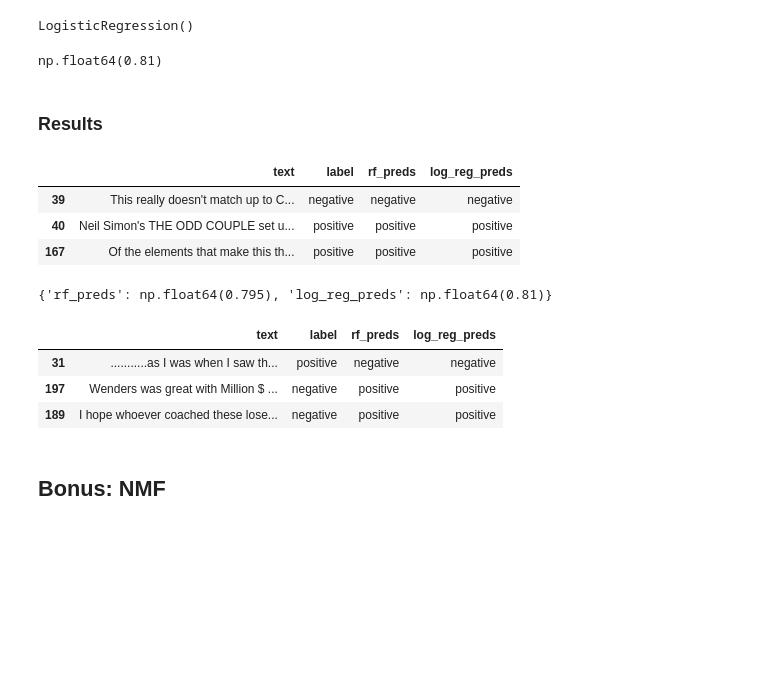
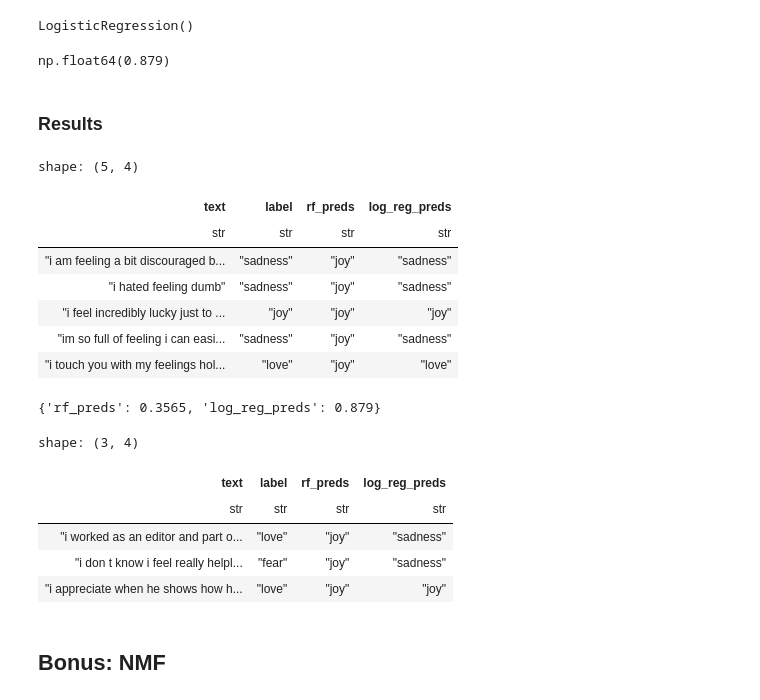
Before and after one commit to renato145/pucp_bootcamp_202401, a Jupyter notebook: nbs/01_classic_methods.ipynb, the cells around one changed output. Drawn from its saved outputs; the diff is of its cells as text; code cells hidden in the pictures; blank space fills up the shorter version.

```diff
--- a/nbs/01_classic_methods.ipynb
+++ b/nbs/01_classic_methods.ipynb
@@ -3,3 +4,5 @@ from fastai.text.all import *
+# %%
+pl.Config.set_fmt_str_lengths(200);
 # %% [markdown]
 # Classic methods
 # %% [markdown]
@@ -69,0 +10,12 @@ Prince stars as 'the Kid' in this semi-autobiographical film of a talented, but
+# %%
+labels_dict = {0:'sadness', 1:'joy', 2:'love', 3:'anger', 4:'fear', 5:'surprise'}
+df = (
+    pl.concat([
+        pl.scan_csv('emotions-dataset/training.csv').with_columns(is_valid=False),
+        pl.scan_csv('emotions-dataset/validation.csv').with_columns(is_valid=True),
+    ])
+    .with_columns(pl.col.label.replace_strict(labels_dict).alias('label_name'))
+    .collect()
+)
+print(df.shape)
+df.head()
@@ -73,0 +93,4 @@ from sklearn.feature_extraction.text import TfidfVectorizer
+# %%
+x_train,y_train = df.filter(~pl.col.is_valid).pipe(lambda d: (d['text'], d['label_name']))
+x_valid,y_valid = df.filter(pl.col.is_valid).pipe(lambda d: (d['text'], d['label_name']))
+x_train.shape, x_valid.shape
@@ -195,41 +185,46 @@ LogisticRegression()
 # %%
 log_reg_preds = log_reg.predict(x_valid_vec)
 # %%
-log_reg_accuracy = (log_reg_preds==y_valid).mean()
+log_reg_accuracy = (log_reg_preds==y_valid.to_numpy()).mean()
 log_reg_accuracy
 # %% [output]
-np.float64(0.81)
+np.float64(0.879)
 # %% [markdown]
 ### Results
 # %%
-df_results = pd.DataFrame({
+df_results = pl.DataFrame({
     'text': x_valid,
     'label': y_valid,
     'rf_preds': rf_preds,
     'log_reg_preds': log_reg_preds,
 })
-df_results.sample(3)
+df_results.sample(5)
 # %% [output]
+shape: (5, 4)
-|  | text | label | rf_preds | log_reg_preds |
-| 39 | This really doesn't match up to C... | negative | negative | negative |
-| 40 | Neil Simon's THE ODD COUPLE set u... | positive | positive | positive |
-| 167 | Of the elements that make this th... | positive | positive | positive |
+| text | label | rf_preds | log_reg_preds |
+| str | str | str | str |
+| "i am feeling a bit discouraged b... | "sadness" | "joy" | "sadness" |
+| "i hated feeling dumb" | "sadness" | "joy" | "sadness" |
+| "i feel incredibly lucky just to ... | "joy" | "joy" | "joy" |
+| "im so full of feeling i can easi... | "sadness" | "joy" | "sadness" |
+| "i touch you with my feelings hol... | "love" | "joy" | "love" |
 # %%
-(df_results
- .pipe(lambda d: {k:(d['label']==d[k]).mean() for k in d.columns[2:]})
-)
+df_results.pipe(lambda d: {k:(d['label']==d[k]).mean() for k in d.columns[2:]})
 # %% [output]
-{'rf_preds': np.float64(0.795), 'log_reg_preds': np.float64(0.81)}
+{'rf_preds': 0.3565, 'log_reg_preds': 0.879}
 # %%
-(df_results
- .loc[lambda d: (d.label!=d.rf_preds)&(d.label!=d.log_reg_preds)]
- .sample(3)
+(
+    df_results
+    .filter(pl.col.label!=pl.col.log_reg_preds)
+    .sample(3)
 )
 # %% [output]
+shape: (3, 4)
-|  | text | label | rf_preds | log_reg_preds |
-| 31 | ...........as I was when I saw th... | positive | negative | negative |
-| 197 | Wenders was great with Million $ ... | negative | positive | positive |
-| 189 | I hope whoever coached these lose... | negative | positive | positive |
+| text | label | rf_preds | log_reg_preds |
+| str | str | str | str |
+| "i worked as an editor and part o... | "love" | "joy" | "sadness" |
+| "i don t know i feel really helpl... | "fear" | "joy" | "sadness" |
+| "i appreciate when he shows how h... | "love" | "joy" | "joy" |
 # %% [markdown]
 ## Bonus: NMF
 # %%
```
Also changed, not shown: parts of 26 cells of this notebook, 1 other file.
